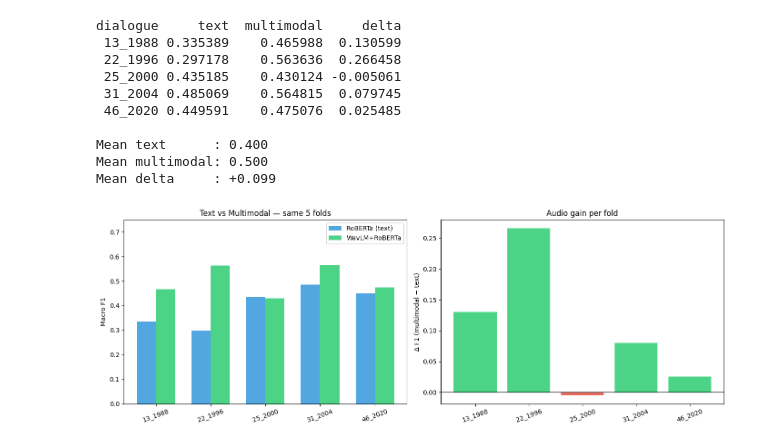
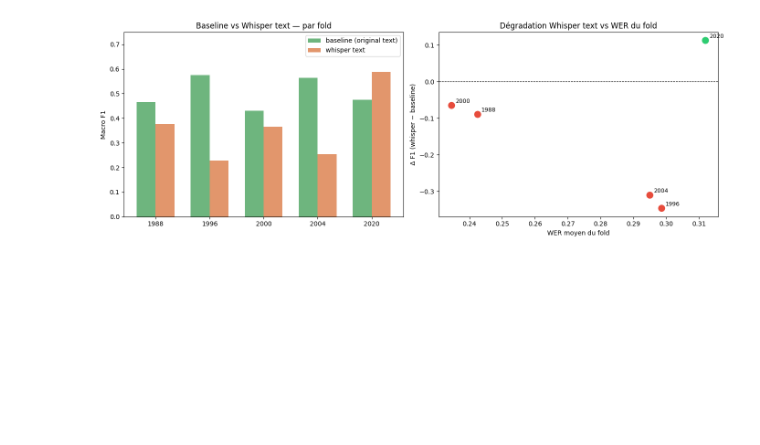
Before and after one commit to bouth-ch/mm-argfallacy2025-, a Jupyter notebook: notebooks/06_comparaison_txt_multimodal.ipynb, the cells around one changed output. Cells and saved outputs as stored; diff of their text form; code cells hidden in the pictures; blank space fills up the shorter version.

```diff
--- a/notebooks/06_comparaison_txt_multimodal.ipynb
+++ b/notebooks/06_comparaison_txt_multimodal.ipynb
@@ -74,0 +166,19 @@ Chargement OK
+# %%
+import json
+import numpy as np
+import matplotlib.pyplot as plt
+from sklearn.metrics import f1_score
+
+r = json.load(open(ROOT / "results/results.json"))
+
+baseline  = r["wavlm_roberta_afc"]
+whisper   = r["wavlm_roberta_afc_whisper"]
+dialogues = whisper["dialogue_ids"]
+
+print("=== wavlm_roberta_afc (baseline) vs wavlm_roberta_afc_whisper ===")
+print(f"{'Dialogue':<12} {'Baseline':>10} {'Whisper text':>13} {'Δ':>8}")
+print("-" * 45)
+for did, b, w in zip(dialogues, baseline["scores"], whisper["scores"]):
+    print(f"  {did:<10} {b:>10.4f} {w:>13.4f} {w-b:>+8.4f}")
+print("-" * 45)
+print(f"  {'Mean':<10} {baseline['mean']:>10.4f} {whisper['mean']:>13.4f} {whisper['mean']-baseline['mean']:>+8.4f}")
@@ -75,51 +196,33 @@ Chargement OK
 # %%
-import matplotlib.pyplot as plt
+from analyses.alignment_analysis import load_audit_with_alignment
 
-rows = []
-for did in TARGET:
-    f1_t  = f1_score(text_results[did]['true'], text_results[did]['pred'], average='macro', zero_division=0)
-    f1_mm = f1_score(mm_results[did]['true'],   mm_results[did]['pred'],   average='macro', zero_division=0)
-    rows.append({'dialogue': did, 'text': f1_t, 'multimodal': f1_mm, 'delta': f1_mm - f1_t})
-
-comp_df = pd.DataFrame(rows)
-print(comp_df.to_string(index=False))
-print(f"\nMean text      : {comp_df['text'].mean():.3f}")
-print(f"Mean multimodal: {comp_df['multimodal'].mean():.3f}")
-print(f"Mean delta     : {comp_df['delta'].mean():+.3f}")
+if "alignment_type" not in audit_df.columns:
+    audit_df = load_audit_with_alignment()
 
 fig, axes = plt.subplots(1, 2, figsize=(14, 5))
-
-x = np.arange(len(TARGET))
+x = np.arange(len(dialogues))
 w = 0.35
-axes[0].bar(x - w/2, comp_df['text'],       w, label='RoBERTa (text)', color='#3498db', alpha=0.85)
-axes[0].bar(x + w/2, comp_df['multimodal'], w, label='WavLM+RoBERTa',  color='#2ecc71', alpha=0.85)
+axes[0].bar(x - w/2, baseline["scores"], w, label="baseline (original text)", color="#55A868", alpha=0.85)
+axes[0].bar(x + w/2, whisper["scores"],  w, label="whisper text",             color="#DD8452", alpha=0.85)
 axes[0].set_xticks(x)
-axes[0].set_xticklabels(TARGET, rotation=20)
-axes[0].set_ylabel('Macro F1')
-axes[0].set_title('Text vs Multimodal — same 5 folds')
+axes[0].set_xticklabels([d.split("_")[1] for d in dialogues])
+axes[0].set_ylabel("Macro F1")
+axes[0].set_title("Baseline vs Whisper text — par fold")
 axes[0].legend()
 axes[0].set_ylim(0, 0.75)
 
-colors = ['#2ecc71' if d > 0 else '#e74c3c' for d in comp_df['delta']]
-axes[1].bar(x, comp_df['delta'], color=colors, alpha=0.85)
-axes[1].axhline(0, color='black', linewidth=0.8)
-axes[1].set_xticks(x)
-axes[1].set_xticklabels(TARGET, rotation=20)
-axes[1].set_ylabel('Δ F1 (multimodal − text)')
-axes[1].set_title('Audio gain per fold')
-
+wer_per_fold = [audit_df[audit_df["dialogue_id"] == did]["wer"].mean() for did in dialogues]
+deltas = [w - b for w, b in zip(whisper["scores"], baseline["scores"])]
+colors = ["#2ecc71" if d >= 0 else "#e74c3c" for d in deltas]
+axes[1].scatter(wer_per_fold, deltas, c=colors, s=100, zorder=3)
+for did, wer, delta in zip(dialogues, wer_per_fold, deltas):
+    axes[1].annotate(did.split("_")[1], (wer, delta), textcoords="offset points", xytext=(6, 4), fontsize=9)
+axes[1].axhline(0, color="black", linewidth=0.8, linestyle="--")
+axes[1].set_xlabel("WER moyen du fold")
+axes[1].set_ylabel("Δ F1 (whisper − baseline)")
+axes[1].set_title("Dégradation Whisper text vs WER du fold")
 plt.tight_layout()
-plt.savefig('../results/figures/text_vs_multimodal_5folds.png', dpi=150, bbox_inches='tight')
+plt.savefig(ROOT / "results/figures/whisper_text_analysis.png", dpi=150, bbox_inches="tight")
 plt.show()
 # %% [output]
-dialogue     text  multimodal     delta
- 13_1988 0.335389    0.465988  0.130599
- 22_1996 0.297178    0.563636  0.266458
- 25_2000 0.435185    0.430124 -0.005061
- 31_2004 0.485069    0.564815  0.079745
- 46_2020 0.449591    0.475076  0.025485
-
-Mean text      : 0.400
-Mean multimodal: 0.500
-Mean delta     : +0.099
-[figure, old version]
+[figure, new version]
```
Also changed, not shown: parts of 51 cells of this notebook, 48 other files.
